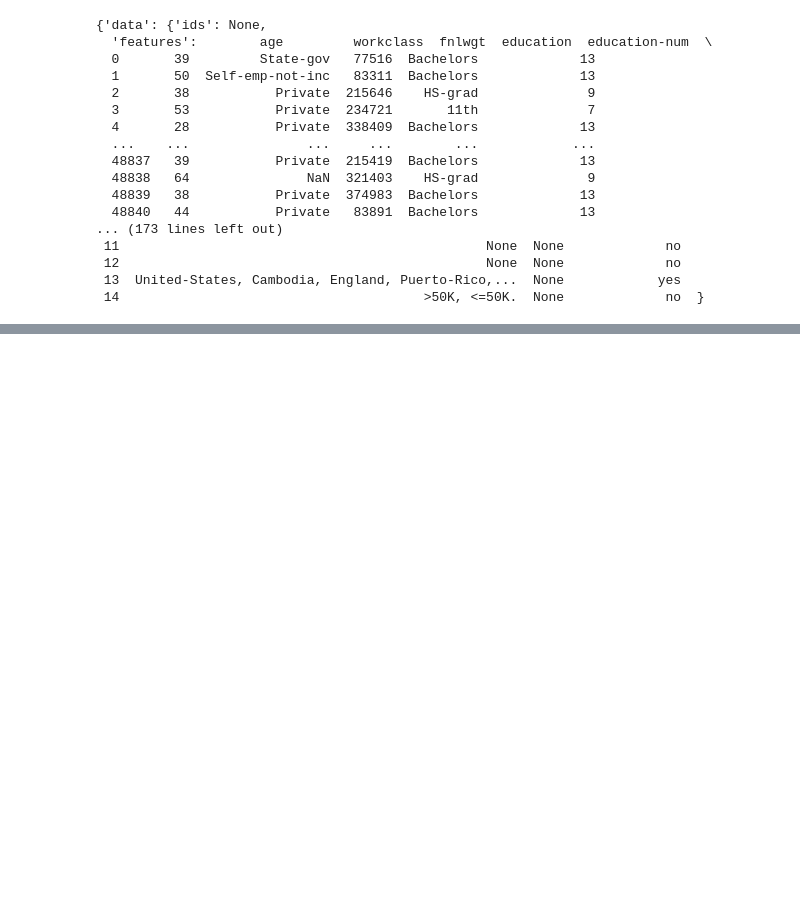
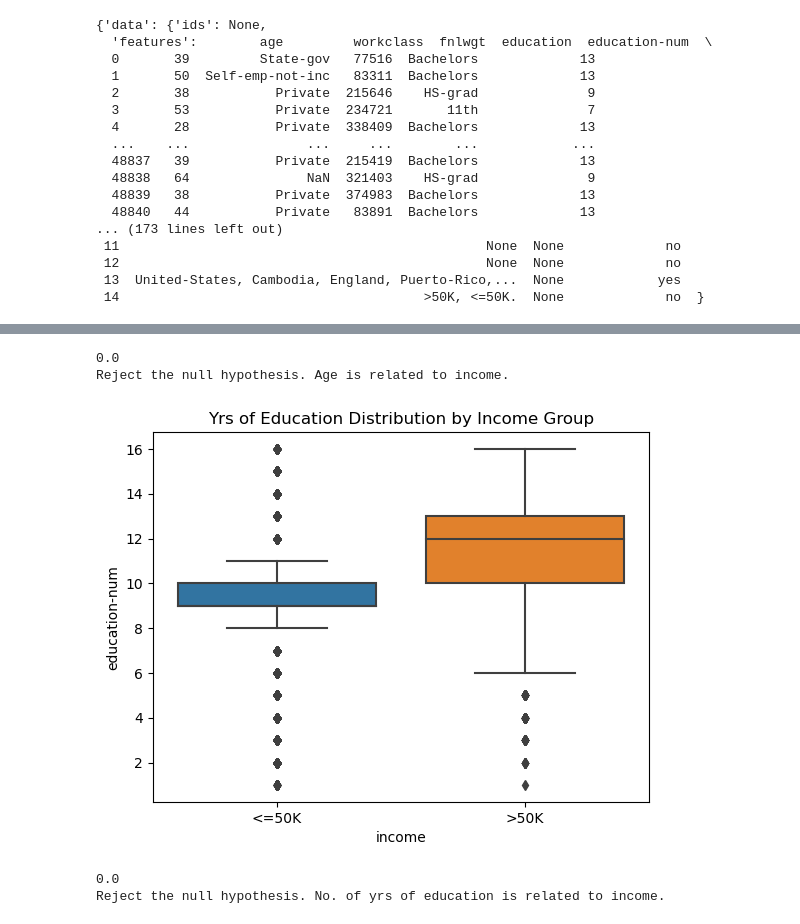
Before and after one commit to brightlearn/ML_CensusIncome_Team1, a Jupyter notebook: Census_Income.ipynb, the cells around one changed output, grey strips where cells are left out. Drawn from its saved outputs; the diff is of its cells as text; code cells hidden in the pictures; blank space fills up the shorter version.

```diff
--- a/Census_Income.ipynb
+++ b/Census_Income.ipynb
@@ -182,0 +210,41 @@ adult
+# %%
+from scipy.stats import ttest_ind
+
+# Split data into two groups based on income
+highinc_grp = cen_inc[cen_inc['income'] == '>50K']['age']
+lowinc_grp = cen_inc[cen_inc['income'] == '<=50K']['age']
+
+# Perform the T-Test
+t_stat, p_value = ttest_ind(highinc_grp, lowinc_grp)
+print(p_value)
+
+if p_value < 0.05:
+    print("Reject the null hypothesis. Age is related to income.")
+else:
+    print("Fail to reject the null hypothesis. Age is not related to income.")
+# %% [output]
+0.0
+Reject the null hypothesis. Age is related to income.
+# %%
+# Box plot of yrs of education by income group
+sns.boxplot(x='income', y='education-num', data=cen_inc)
+plt.title('Yrs of Education Distribution by Income Group')
+plt.show()
+# %% [output]
+[figure, added]
+# %%
+# Split data into two groups based on income
+highinc_grp = cen_inc[cen_inc['income'] == '>50K']['education-num']
+lowinc_grp = cen_inc[cen_inc['income'] == '<=50K']['education-num']
+
+# Perform the T-Test
+t_stat, p_value = ttest_ind(highinc_grp, lowinc_grp)
+print(p_value)
+
+if p_value < 0.05:
+    print("Reject the null hypothesis. No. of yrs of education is related to income.")
+else:
+    print("Fail to reject the null hypothesis. No. of yrs of education is not related to income.")
+# %% [output]
+0.0
+Reject the null hypothesis. No. of yrs of education is related to income.
```
Also changed, not shown: parts of 28 cells of this notebook.
